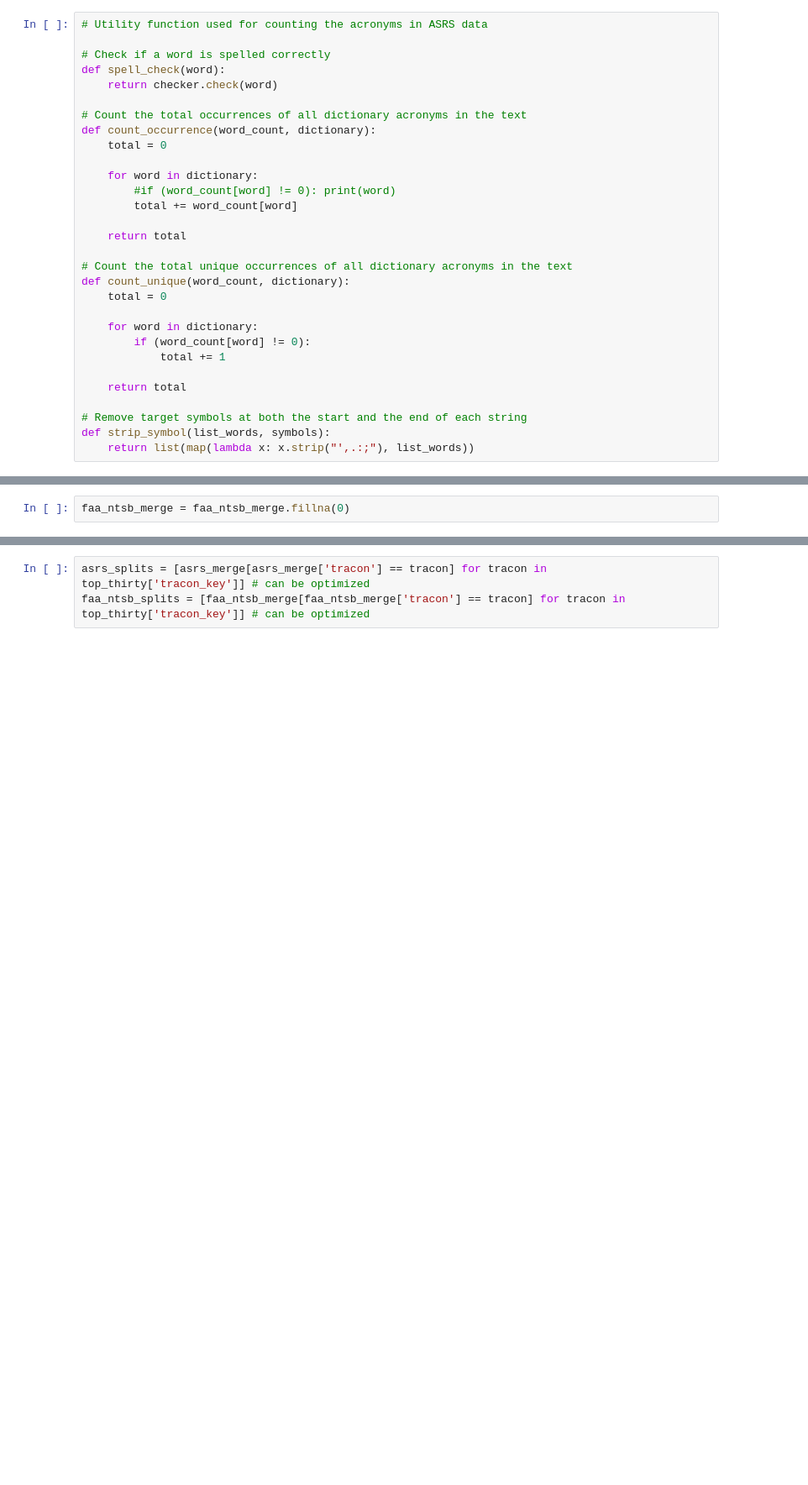
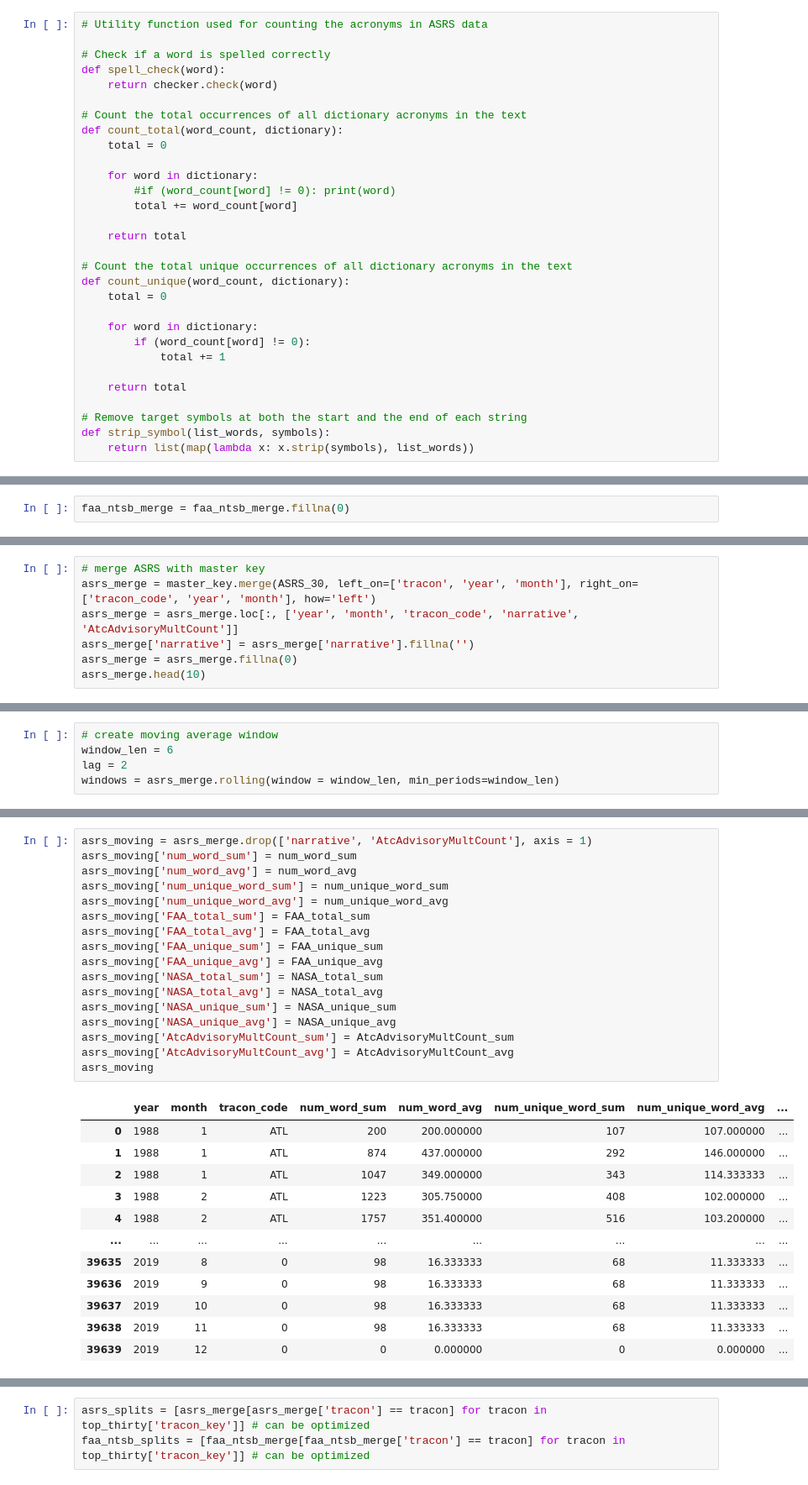
Before and after one commit to Oskilab/aviation_integrated, a Jupyter notebook: asrs_analysis/count.ipynb, the cells around one changed output, grey strips where cells are left out. Shown at 84% size. Saved outputs shown, nothing was run; the diff lists cells and outputs as text; blank space fills up the shorter version.

Commit message:
Finish update moving average

```diff
--- a/asrs_analysis/count.ipynb
+++ b/asrs_analysis/count.ipynb
@@ -65,7 +41,7 @@ def spell_check(word):
     return checker.check(word)
 
 # Count the total occurrences of all dictionary acronyms in the text
-def count_occurrence(word_count, dictionary):
+def count_total(word_count, dictionary):
     total = 0
 
     for word in dictionary:
@@ -86,7 +62,7 @@ def count_unique(word_count, dictionary):
 
 # Remove target symbols at both the start and the end of each string
 def strip_symbol(list_words, symbols):
-    return list(map(lambda x: x.strip("',.:;"), list_words))
+    return list(map(lambda x: x.strip(symbols), list_words))
 # %% [markdown]
 Note: It seems Jimmy had already removed all symbols in the `clean_string_and_tokenize` function.
 # %% [markdown]
@@ -317,0 +219,7 @@ asrs_merge  = asrs_merge.fillna(0)
+# %%
+# merge ASRS with master key
+asrs_merge = master_key.merge(ASRS_30, left_on=['tracon', 'year', 'month'], right_on=['tracon_code', 'year', 'month'], how='left')
+asrs_merge = asrs_merge.loc[:, ['year', 'month', 'tracon_code', 'narrative', 'AtcAdvisoryMultCount']]
+asrs_merge['narrative'] = asrs_merge['narrative'].fillna('')
+asrs_merge = asrs_merge.fillna(0)
+asrs_merge.head(10)
@@ -317,0 +238,5 @@ asrs_merge  = asrs_merge.fillna(0)
+# %%
+# create moving average window
+window_len = 6
+lag = 2
+windows = asrs_merge.rolling(window = window_len, min_periods=window_len)
@@ -317,0 +319,30 @@ asrs_merge  = asrs_merge.fillna(0)
+# %%
+asrs_moving = asrs_merge.drop(['narrative', 'AtcAdvisoryMultCount'], axis = 1)
+asrs_moving['num_word_sum'] = num_word_sum
+asrs_moving['num_word_avg'] = num_word_avg
+asrs_moving['num_unique_word_sum'] = num_unique_word_sum
+asrs_moving['num_unique_word_avg'] = num_unique_word_avg
+asrs_moving['FAA_total_sum'] = FAA_total_sum
+asrs_moving['FAA_total_avg'] = FAA_total_avg
+asrs_moving['FAA_unique_sum'] = FAA_unique_sum
+asrs_moving['FAA_unique_avg'] = FAA_unique_avg
+asrs_moving['NASA_total_sum'] = NASA_total_sum
+asrs_moving['NASA_total_avg'] = NASA_total_avg
+asrs_moving['NASA_unique_sum'] = NASA_unique_sum
+asrs_moving['NASA_unique_avg'] = NASA_unique_avg
+asrs_moving['AtcAdvisoryMultCount_sum'] = AtcAdvisoryMultCount_sum
+asrs_moving['AtcAdvisoryMultCount_avg'] = AtcAdvisoryMultCount_avg
+asrs_moving
+# %% [output]
+|  | year | month | tracon_code | num_word_sum | num_word_avg | num_unique_word_sum | num_unique_word_avg | ... |
+| 0 | 1988 | 1 | ATL | 200 | 200.000000 | 107 | 107.000000 | ... |
+| 1 | 1988 | 1 | ATL | 874 | 437.000000 | 292 | 146.000000 | ... |
+| 2 | 1988 | 1 | ATL | 1047 | 349.000000 | 343 | 114.333333 | ... |
+| 3 | 1988 | 2 | ATL | 1223 | 305.750000 | 408 | 102.000000 | ... |
+| 4 | 1988 | 2 | ATL | 1757 | 351.400000 | 516 | 103.200000 | ... |
+| ... | ... | ... | ... | ... | ... | ... | ... | ... |
+| 39635 | 2019 | 8 | 0 | 98 | 16.333333 | 68 | 11.333333 | ... |
+| 39636 | 2019 | 9 | 0 | 98 | 16.333333 | 68 | 11.333333 | ... |
+| 39637 | 2019 | 10 | 0 | 98 | 16.333333 | 68 | 11.333333 | ... |
+| 39638 | 2019 | 11 | 0 | 98 | 16.333333 | 68 | 11.333333 | ... |
+| 39639 | 2019 | 12 | 0 | 0 | 0.000000 | 0 | 0.000000 | ... |
```
Also changed, not shown: parts of 31 cells of this notebook.
